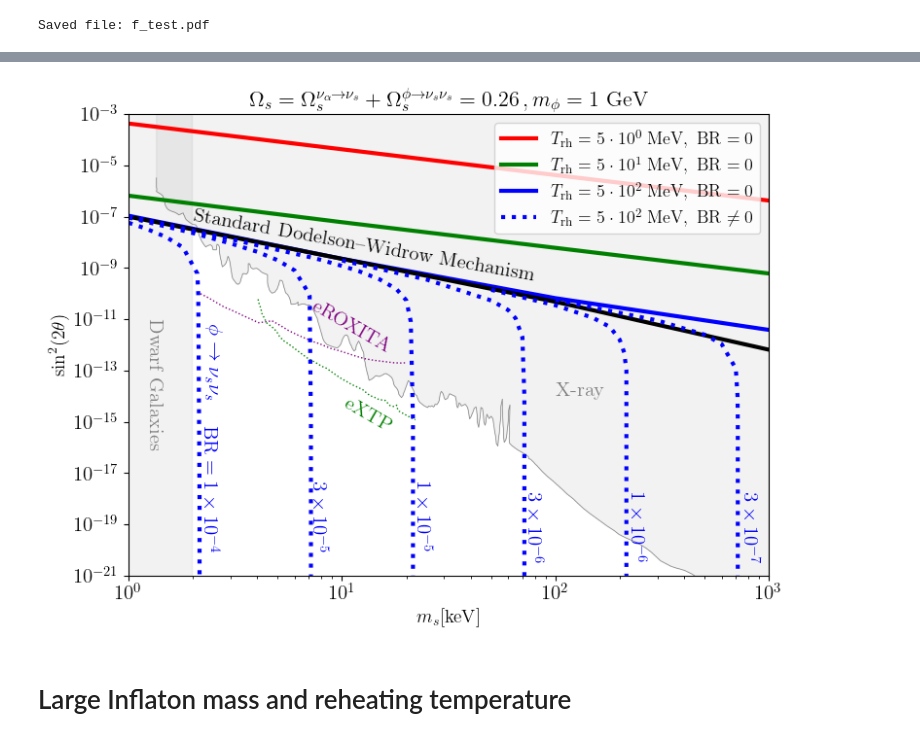
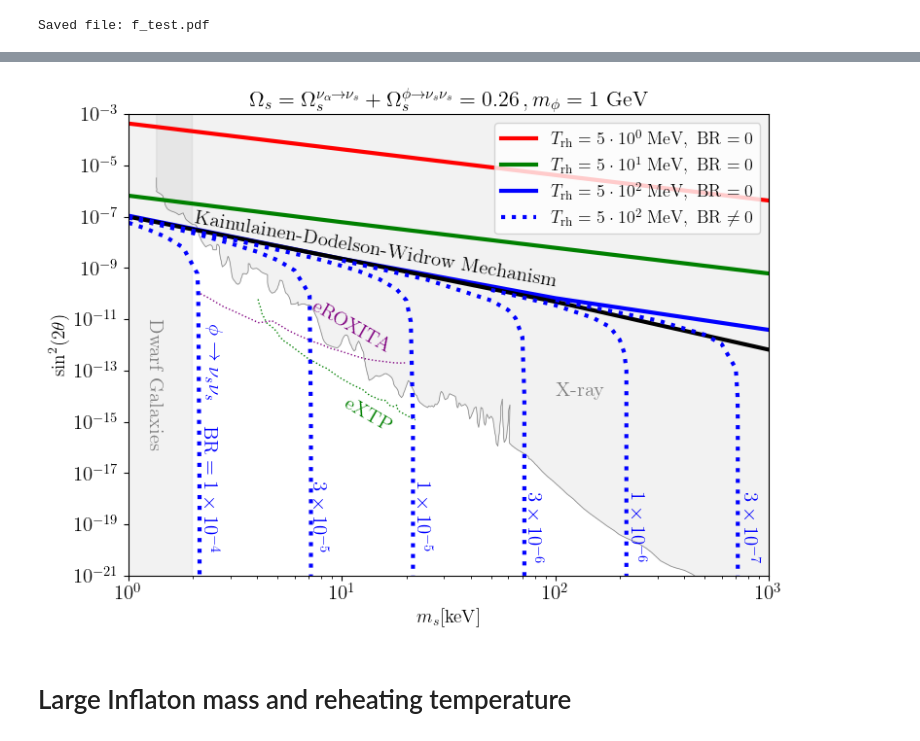
Before and after one commit to yongxuDM/Sterile-Neutrino, a Jupyter notebook: Sterile_Neutrino.ipynb, the cells around one changed output, grey strips where cells are left out. Saved outputs shown, nothing was run; the diff lists cells and outputs as text; code cells hidden in the pictures.

```diff
--- a/Sterile_Neutrino.ipynb
+++ b/Sterile_Neutrino.ipynb
@@ -1060,40 +1240,41 @@ plt.text(1*1e2, 1e-14, r'$\text{X-ray}$', rotation=0, color = "gray")
 plt.text(0.7*1e1, 0.5*1e-12, r'$\text{eROXITA}$', rotation=-30, color = "purple")
 plt.text(1*1e1, 0.4*1e-15, r'$\text{eXTP}$', rotation=-30, color = "g")
 
+plt.text(2, 1.8*1e-10, r'$\text{Kainulainen-Dodelson-Widrow Mechanism}$', rotation=-10, color = "black", size=15)
 
-plt.text(2, 3*1e-10, r'$\text{Standard Dodelson–Widrow Mechanism}$', rotation=-10, color = "black", size=15)
+# plt.text(2, 1*1e-10, r'$\text{Dodelson–Widrow \& Kainulainen Mechanism}$', rotation=-10, color = "black", size=15)
 
 plt.text(2.3*1e0, 1e-14, r'$\phi \to \nu_s \nu_s$', rotation=-90, color = "blue")
 
 plt.text(2.2*1e0, 1e-20, r'$\text{BR} =1\times 10^{-4}$', rotation=-90, color = "blue")
 
 plt.text(7.2*1e0, 1e-20, r'$3\times 10^{-5}$', rotation=-90, color = "blue")
 plt.text(22, 1e-20, r'$1\times 10^{-5}$', rotation=-90, color = "blue")
 plt.text(73, 4*1e-21, r'$3\times 10^{-6}$', rotation=-90, color = "blue")
 plt.text(221, 4*1e-21, r'$1\times 10^{-6}$', rotation=-90, color = "blue")
 plt.text(752, 4*1e-21, r'$3\times 10^{-7}$', rotation=-90, color = "blue")
 
 # plt.plot(7, 1e-12, marker='*', color='gold', markersize=20)
 
 #################################################################
 
 plt.xlabel(r'$m_s [\text{keV}]$', fontsize=14)
 plt.ylabel(r'$\sin^2(2\theta)$', fontsize=14)
 # plt.title(r'$Y_s m_s = 4.3\times10^{-10}~\text{GeV}; m_\phi =1~\text{GeV}$', fontsize=16)
 
 plt.title(r'$\Omega_s= \Omega^{\nu_{\alpha} \to \nu_s}_s +\Omega^{\phi \to \nu_s \nu_s}_s =0.26\,,  m_\phi =1~\text{GeV}$', fontsize=16)
 # plt.title(r'$\Omega_s= \Omega^{\nu_{\alpha} \to \nu_s}_s +\Omega^{\phi \to \nu_s \nu_s}_s \simeq 0.26$', fontsize=16)
 
 plt.legend()
 plt.xlim(1e0,1e3)
 plt.ylim(1e-21,1e-3)
 plt.legend(loc=1, prop={'size': 13} )
 
-plt.savefig("./PS_New.pdf", bbox_inches="tight")
+# plt.savefig("./PS_New.pdf", bbox_inches="tight")
 plt.tight_layout()
 plt.show()
 # %% [output]
-[figure, old version]
+[figure, new version]
 # %% [markdown]
 # Large Inflaton mass and reheating temperature
 # %%
```
Also changed, not shown: parts of 12 cells of this notebook.
